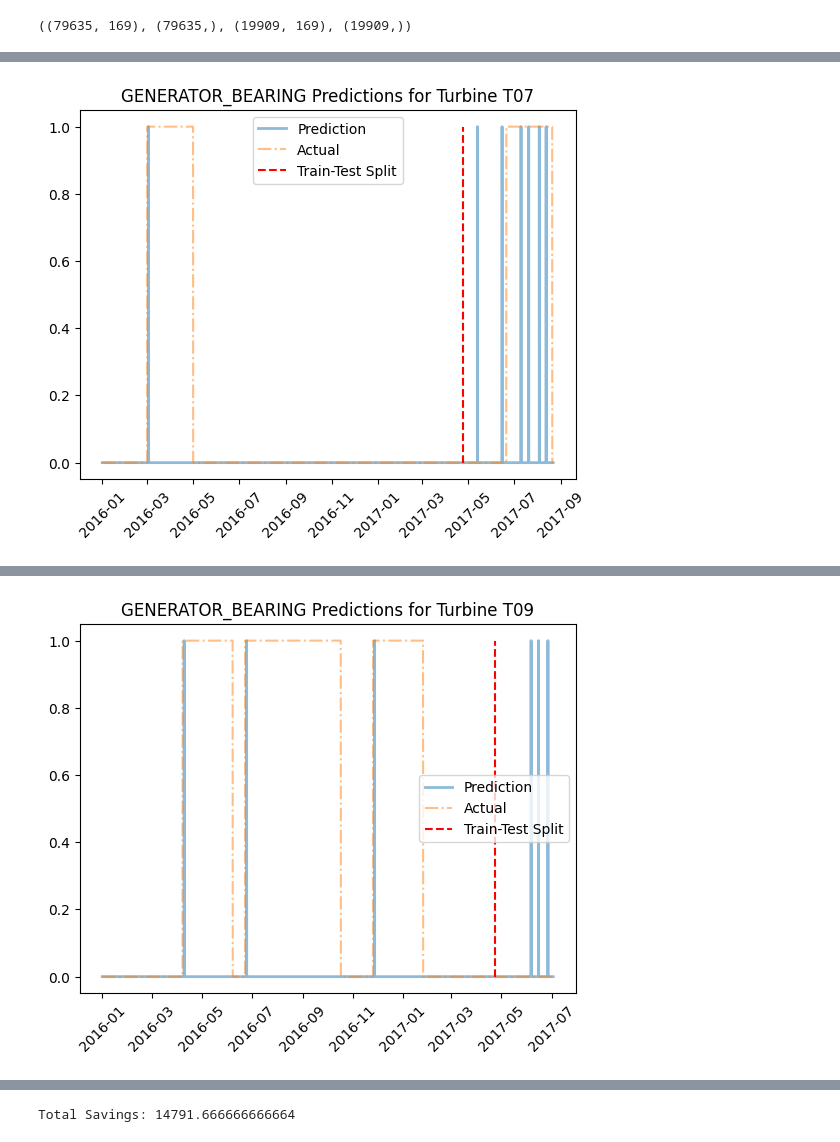
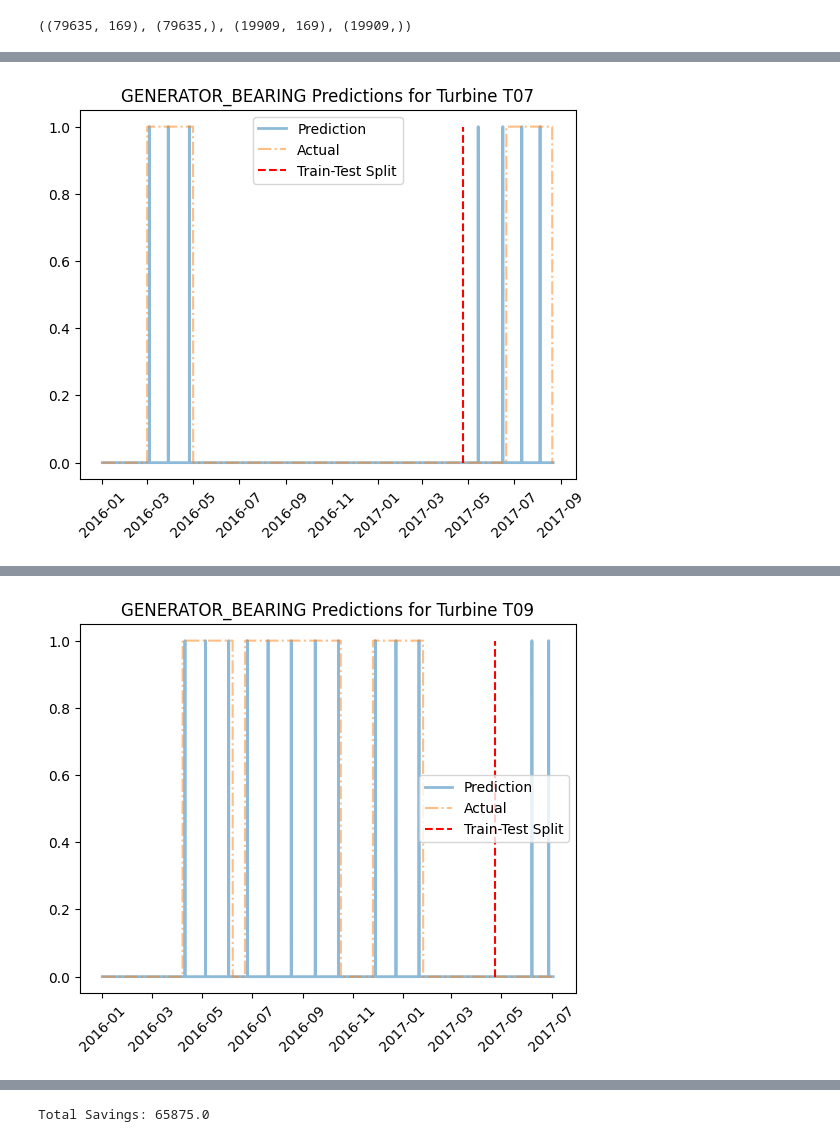
Before and after one commit to Go1vf/EDP-Renewables-EarlyWarningSystem, a Jupyter notebook: simple_nn.ipynb, the cells around one changed output, grey strips where cells are left out. Cells and saved outputs as stored; diff of their text form; code cells hidden in the pictures.

```diff
--- a/simple_nn.ipynb
+++ b/simple_nn.ipynb
@@ -226,14 +226,18 @@ for turbine in ['T01','T06','T07','T09','T11']:
     y_true = Y_test.astype(int)
 
     consec_warn = 0
-    consec_threshold = 48
+    consec_threshold = 24*3
     for i in range(len(y_pred)):
         if y_pred[i] == 1:
             consec_warn += 1
-            if consec_warn < consec_threshold or consec_warn > consec_threshold:
+            if consec_warn < consec_threshold:
                 y_pred[i] = 0
             elif consec_warn == consec_threshold:
                 continue
+            elif consec_warn > consec_threshold and consec_warn <= 4*7*24:
+                y_pred[i] = 0
+            elif consec_warn > 4*7*24:
+                consec_warn = 0
         elif y_pred[i] == 0:
             if consec_warn > 0:
                 consec_warn = 0
@@ -244,7 +248,7 @@ for turbine in ['T01','T06','T07','T09','T11']:
             last_warn_time = time[i]
         elif y_pred[i] == 1 and last_warn_time is not None:
             warn_time = time[i]
-            if (warn_time - last_warn_time) / np.timedelta64(1, 'D') <= 7:
+            if (warn_time - last_warn_time) / np.timedelta64(1, 'D') <= 2*7:
                 y_pred[i] = 0
             else:
                 last_warn_time = warn_time
@@ -284 +288 @@ print(f"Total Savings: {total_savings}")
-[figure, old version]
+[figure, new version]
@@ -287 +291 @@ print(f"Total Savings: {total_savings}")
-[figure, old version]
+[figure, new version]
@@ -291 +295 @@ print(f"Total Savings: {total_savings}")
-Total Savings: 14791.666666666664
+Total Savings: 65875.0
```
Also changed, not shown: parts of 1 cell of this notebook.
